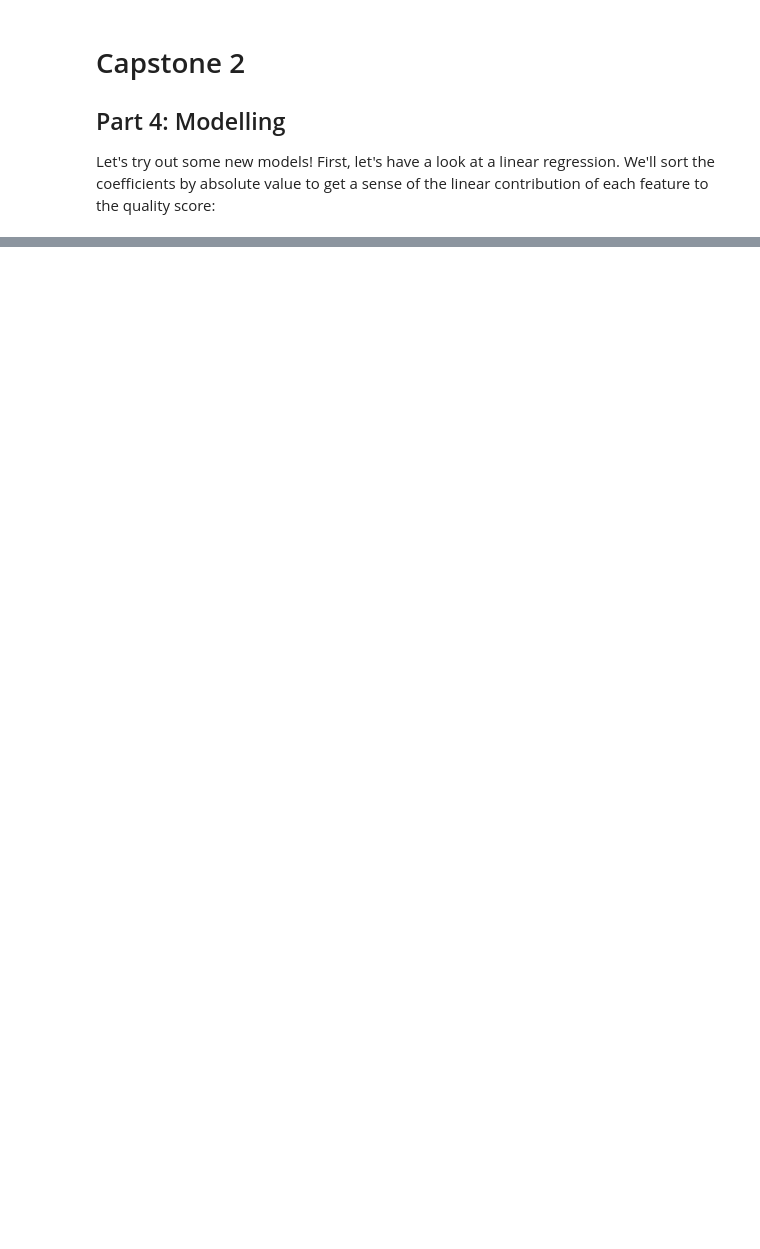
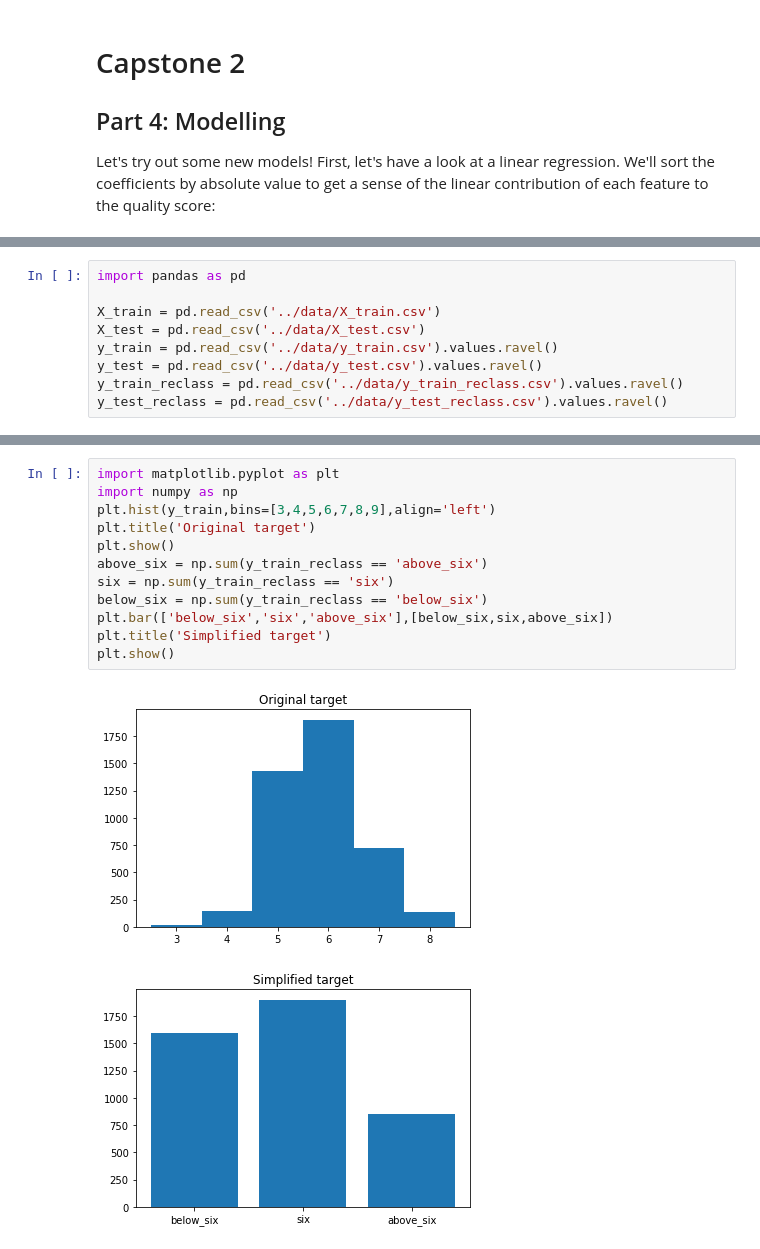
Before and after one commit to jeffkoskulics/Springboard, a Jupyter notebook: Capstone2/notebooks/Modelling.ipynb, the cells around one changed output, grey strips where cells are left out. Drawn from its saved outputs; the diff is of its cells as text; blank space fills up the shorter version.

```diff
--- a/Capstone2/notebooks/Modelling.ipynb
+++ b/Capstone2/notebooks/Modelling.ipynb
@@ -591,0 +14,9 @@ weighted avg       0.43      0.35      0.38      1625
+# %%
+import pandas as pd
+
+X_train = pd.read_csv('../data/X_train.csv')
+X_test = pd.read_csv('../data/X_test.csv')
+y_train = pd.read_csv('../data/y_train.csv').values.ravel()
+y_test = pd.read_csv('../data/y_test.csv').values.ravel()
+y_train_reclass = pd.read_csv('../data/y_train_reclass.csv').values.ravel()
+y_test_reclass = pd.read_csv('../data/y_test_reclass.csv').values.ravel()
@@ -591,0 +26,15 @@ weighted avg       0.43      0.35      0.38      1625
+# %%
+import matplotlib.pyplot as plt
+import numpy as np
+plt.hist(y_train,bins=[3,4,5,6,7,8,9],align='left')
+plt.title('Original target')
+plt.show()
+above_six = np.sum(y_train_reclass == 'above_six')
+six = np.sum(y_train_reclass == 'six')
+below_six = np.sum(y_train_reclass == 'below_six')
+plt.bar(['below_six','six','above_six'],[below_six,six,above_six])
+plt.title('Simplified target')
+plt.show()
+# %% [output]
+[figure, added]
+[figure, added]
```
Also changed, not shown: parts of 57 cells of this notebook.
